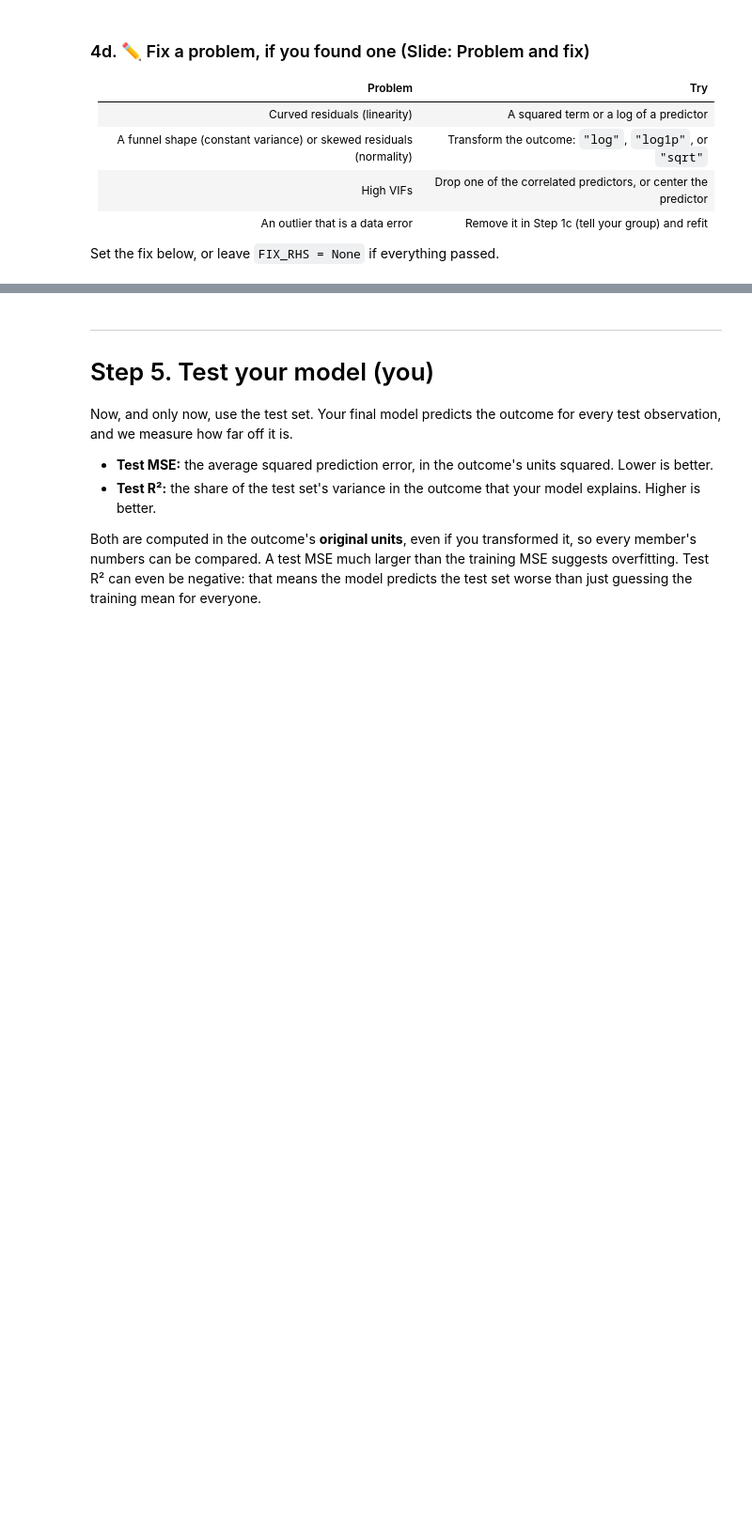
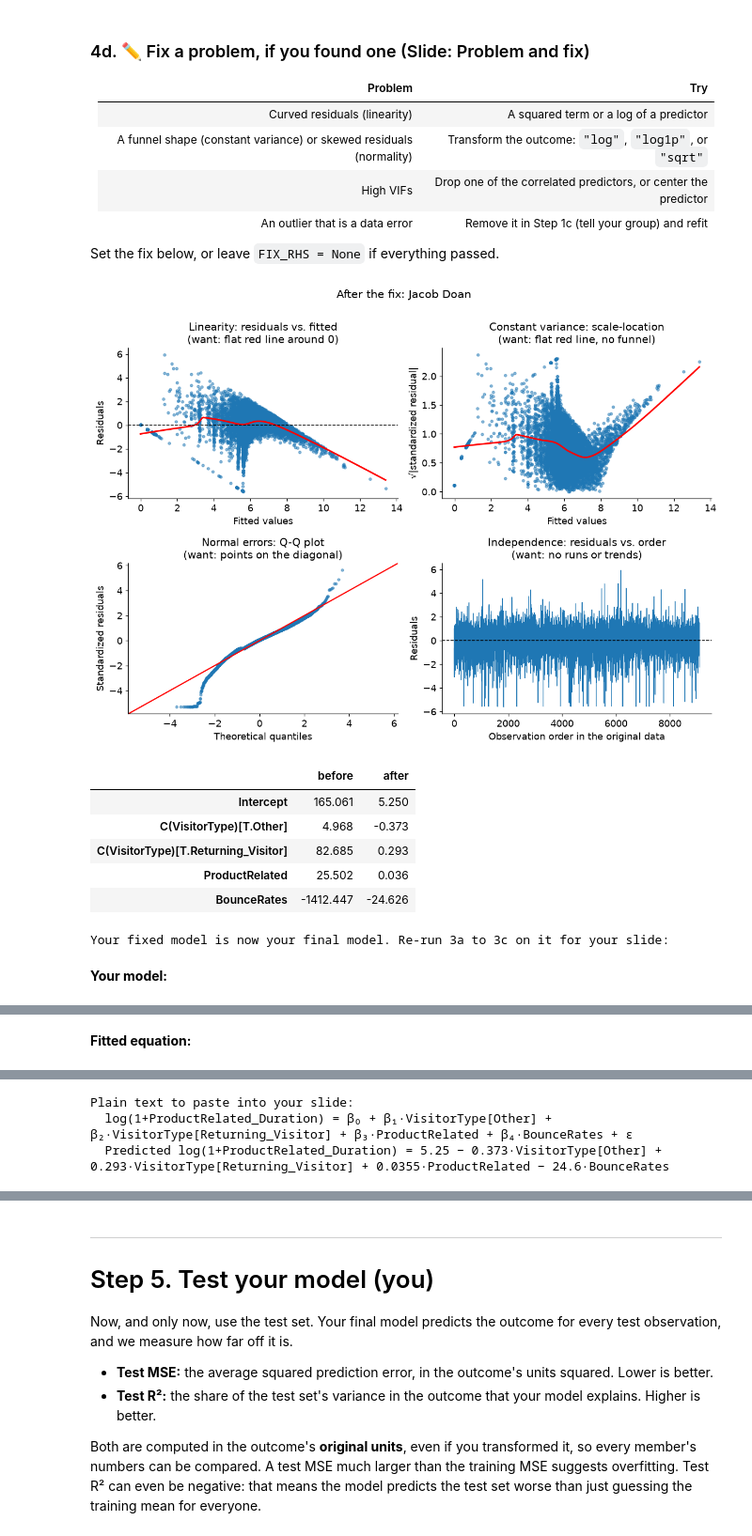
Before and after one commit to j2doan/online-purchase-behavior, a Jupyter notebook: notebooks/CP1_Jacob_Doan.ipynb, the cells around one changed output, grey strips where cells are left out. Shown at 94% size. Cells and saved outputs as stored; diff of their text form; code cells hidden in the pictures; blank space fills up the shorter version.

```diff
--- a/notebooks/CP1_Jacob_Doan.ipynb
+++ b/notebooks/CP1_Jacob_Doan.ipynb
@@ -635,18 +709,28 @@ refit_without(model, flagged)
 Set the fix below, or leave `FIX_RHS = None` if everything passed.
 # %%
 # ✏️ EDIT: your fixed model, or leave as None
-FIX_RHS = None                          # e.g. RHS + " + I(Price**2)"
-FIX_TRANSFORM = OUTCOME_TRANSFORM       # e.g. "log"
+FIX_RHS = "ProductRelated + BounceRates + C(VisitorType)" # e.g. RHS + " + I(Price**2)"
+FIX_TRANSFORM = 'log1p'       # e.g. "log"
 
 final_model, final_transform = model, OUTCOME_TRANSFORM
 if FIX_RHS is None:
     print("No fix: your model from Step 3 is your final model.")
 else:
     fixed = smf.ols(build_formula(FIX_RHS, FIX_TRANSFORM), data=train).fit()
     assumption_plots(fixed, title=f"After the fix: {MY_NAME}")
     display(pd.DataFrame({"before": model.params, "after": fixed.params}))
     KEEP_FIX = True   # set to False if the fix didn't help
     if KEEP_FIX:
         final_model, final_transform = fixed, FIX_TRANSFORM
         print("Your fixed model is now your final model. Re-run 3a to 3c on it for your slide:")
         show_equations(final_model, final_transform)
+# %% [output]
+[figure, added]
+|  | before | after |
+| Intercept | 165.061 | 5.250 |
+| C(VisitorType)[T.Other] | 4.968 | -0.373 |
+| C(VisitorType)[T.Returning_Visitor] | 82.685 | 0.293 |
+| ProductRelated | 25.502 | 0.036 |
+| BounceRates | -1412.447 | -24.626 |
+Your fixed model is now your final model. Re-run 3a to 3c on it for your slide:
+**Your model:**
@@ -652,0 +738 @@ else:
+**Fitted equation:**
@@ -652,0 +740,3 @@ else:
+Plain text to paste into your slide:
+  log(1+ProductRelated_Duration) = β₀ + β₁·VisitorType[Other] + β₂·VisitorType[Returning_Visitor] + β₃·ProductRelated + β₄·BounceRates + ε
+  Predicted log(1+ProductRelated_Duration) = 5.25 − 0.373·VisitorType[Other] + 0.293·VisitorType[Returning_Visitor] + 0.0355·ProductRelated − 24.6·BounceRates
```
Also changed, not shown: parts of 27 cells of this notebook, 5 other files.
